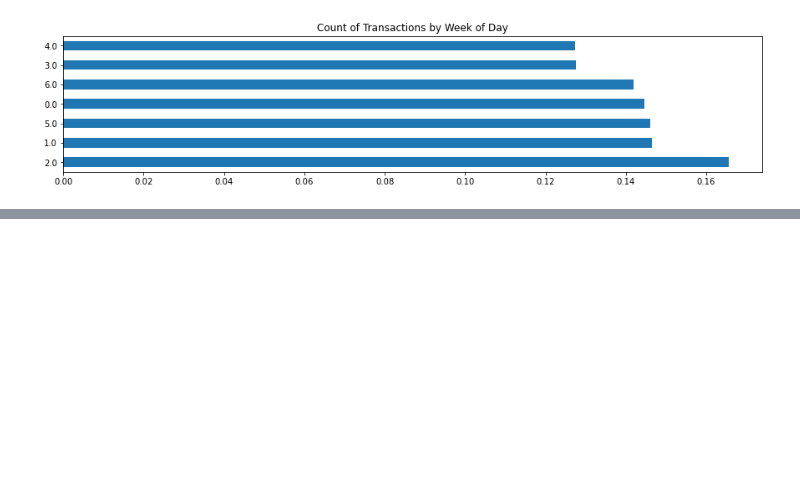
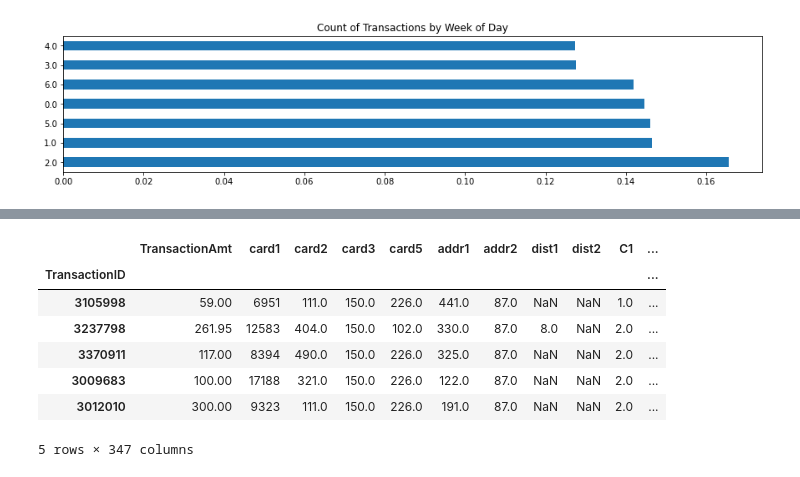
Before and after one commit to ireydiak/fraud_detection, a Jupyter notebook: fraud_detection/wanlin/preprocessing/preprocessing.ipynb, the cells around one changed output, grey strips where cells are left out. Cells and saved outputs as stored; diff of their text form; code cells hidden in the pictures; blank space fills up the shorter version.

```diff
--- a/fraud_detection/wanlin/preprocessing/preprocessing.ipynb
+++ b/fraud_detection/wanlin/preprocessing/preprocessing.ipynb
@@ -489,0 +712,2 @@ X_tl, y_tl, id_tl = tl.fit_sample(X_train, y_train)
+# %%
+train_downsampled.set_index('TransactionID',inplace=True)
@@ -489,0 +734,7 @@ X_tl, y_tl, id_tl = tl.fit_sample(X_train, y_train)
+# %%
+col_object = train.dtypes[train.dtypes == 'object']
+col_o_list = col_object.to_frame().index.tolist()
+# %%
+list_noNorm = ['isFraud', 'TransactionDT','Trans_DayOfWeek', 'Trans_hours']
+list_noNorm.extend(col_o_list)
+print(list_noNorm)
@@ -489,0 +743,4 @@ X_tl, y_tl, id_tl = tl.fit_sample(X_train, y_train)
+# %%
+data_forNorm = train_downsampled.drop(list_noNorm, axis = 1)
+print(len(data_forNorm.columns))
+data_forNorm.columns
@@ -489,0 +755,11 @@ X_tl, y_tl, id_tl = tl.fit_sample(X_train, y_train)
+# %%
+data_forNorm.head()
+# %% [output]
+|  | TransactionAmt | card1 | card2 | card3 | card5 | addr1 | addr2 | dist1 | dist2 | C1 | ... |
+| TransactionID |  |  |  |  |  |  |  |  |  |  | ... |
+| 3105998 | 59.00 | 6951 | 111.0 | 150.0 | 226.0 | 441.0 | 87.0 | NaN | NaN | 1.0 | ... |
+| 3237798 | 261.95 | 12583 | 404.0 | 150.0 | 102.0 | 330.0 | 87.0 | 8.0 | NaN | 2.0 | ... |
+| 3370911 | 117.00 | 8394 | 490.0 | 150.0 | 226.0 | 325.0 | 87.0 | NaN | NaN | 2.0 | ... |
+| 3009683 | 100.00 | 17188 | 321.0 | 150.0 | 226.0 | 122.0 | 87.0 | NaN | NaN | 2.0 | ... |
+| 3012010 | 300.00 | 9323 | 111.0 | 150.0 | 226.0 | 191.0 | 87.0 | NaN | NaN | 2.0 | ... |
+5 rows × 347 columns
```
Also changed, not shown: parts of 66 cells of this notebook, 1 other file.
